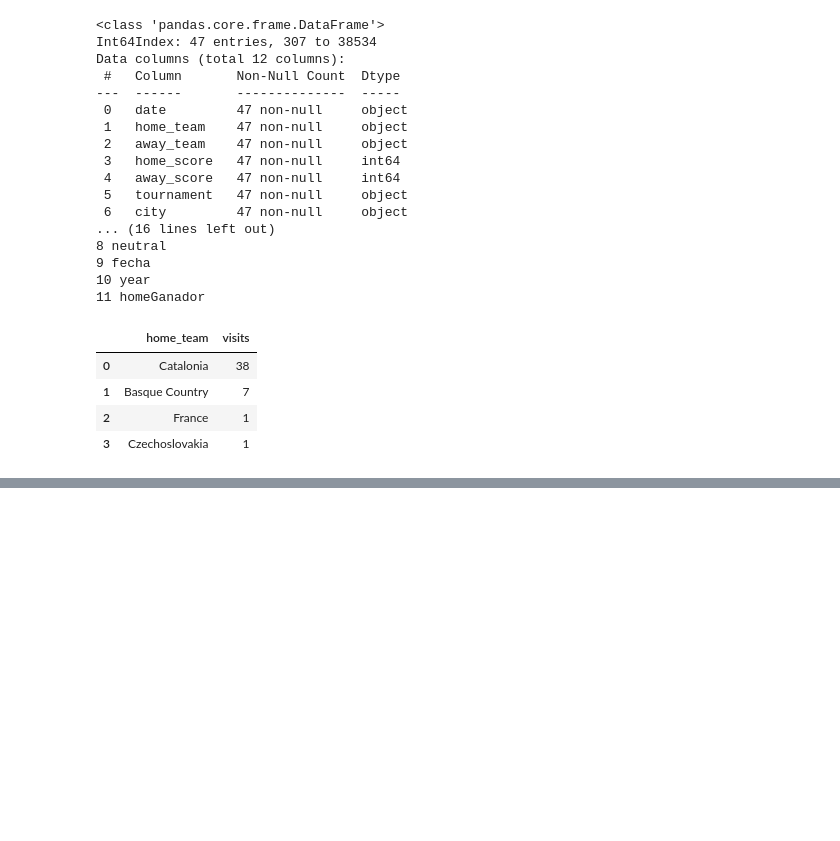
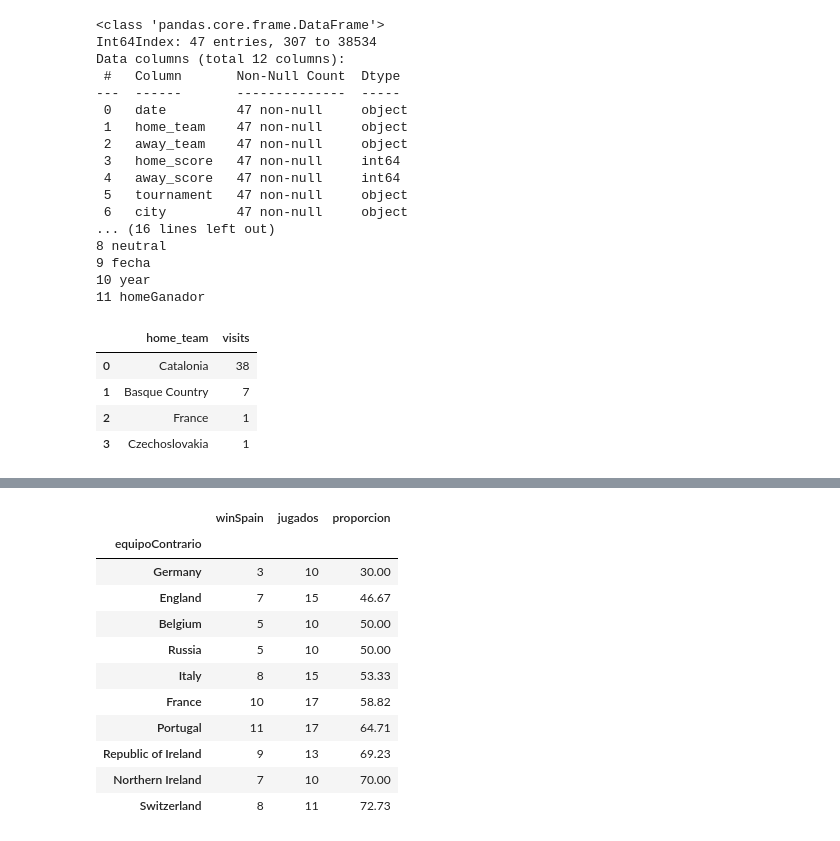
Before and after one commit to JMML2021/0501_sampling, a Jupyter notebook: 05_Sampling.ipynb, the cells around one changed output, grey strips where cells are left out. Cells and saved outputs as stored; diff of their text form; code cells hidden in the pictures; blank space fills up the shorter version.

```diff
--- a/05_Sampling.ipynb
+++ b/05_Sampling.ipynb
@@ -717,0 +780,3 @@ sns.scatterplot( 'home_score','away_score', data= df1, hue='year', palette="deep
+# %%
+partidosjugados= spain2.groupby(['equipoContrario']).size().to_frame('jugados')
+partidosjugados
@@ -717,0 +798,4 @@ sns.scatterplot( 'home_score','away_score', data= df1, hue='year', palette="deep
+# %%
+partidosGanados= spain2.groupby(['equipoContrario']).sum()
+partidosGanados.drop(['home_score', 'away_score', 'year', 'neutral'], axis = 'columns', inplace = True)
+partidosGanados
@@ -717,0 +817,19 @@ sns.scatterplot( 'home_score','away_score', data= df1, hue='year', palette="deep
+# %%
+resumen = pd.concat([partidosGanados, partidosjugados], axis = 1,)
+resumen = resumen.sort_values('jugados')[-10:]
+resumen['proporcion'] = round(resumen['winSpain']/resumen['jugados']*100,2)
+resumen = resumen.sort_values('proporcion')
+resumen
+# %% [output]
+|  | winSpain | jugados | proporcion |
+| equipoContrario |  |  |  |
+| Germany | 3 | 10 | 30.00 |
+| England | 7 | 15 | 46.67 |
+| Belgium | 5 | 10 | 50.00 |
+| Russia | 5 | 10 | 50.00 |
+| Italy | 8 | 15 | 53.33 |
+| France | 10 | 17 | 58.82 |
+| Portugal | 11 | 17 | 64.71 |
+| Republic of Ireland | 9 | 13 | 69.23 |
+| Northern Ireland | 7 | 10 | 70.00 |
+| Switzerland | 8 | 11 | 72.73 |
```
Also changed, not shown: parts of 14 cells of this notebook.
